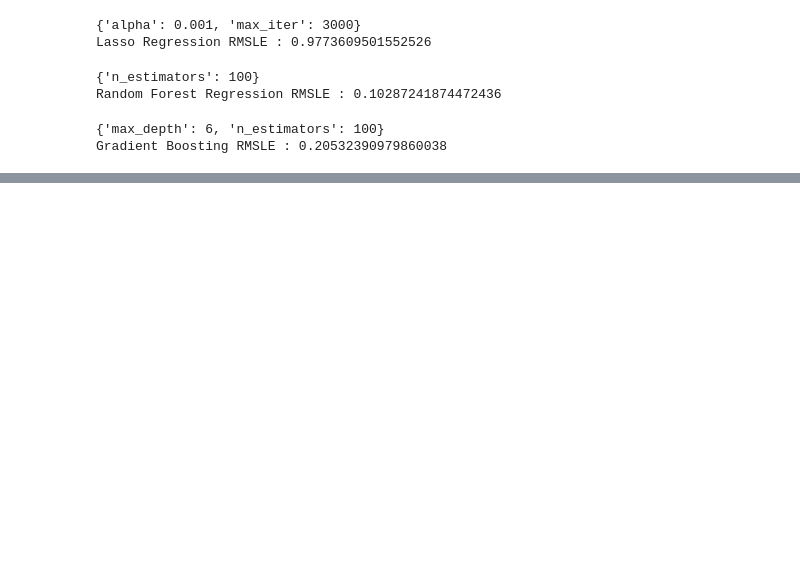
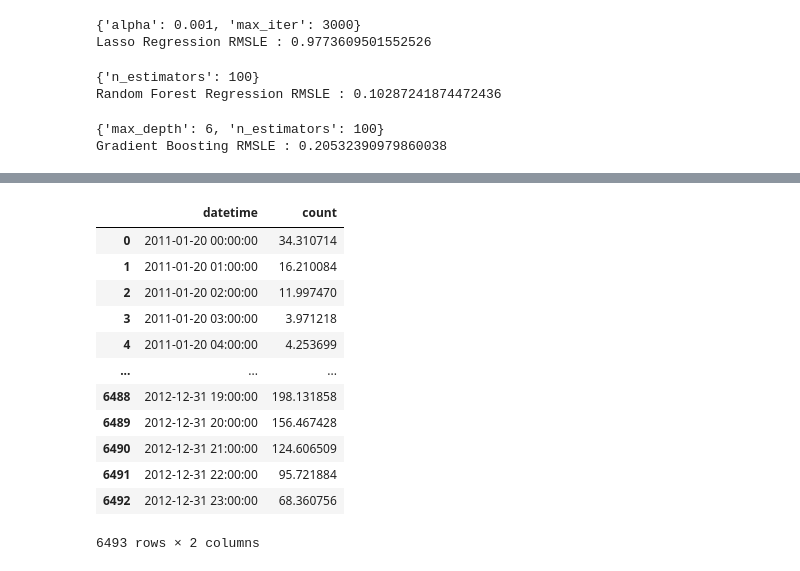
Before and after one commit to Ja-efan/DataScience, a Jupyter notebook: bike_sharing_demand.ipynb, the cells around one changed output, grey strips where cells are left out. Drawn from its saved outputs; the diff is of its cells as text; code cells hidden in the pictures; blank space fills up the shorter version.

Commit message:
bike sharing demand submission.csv

```diff
--- a/bike_sharing_demand.ipynb
+++ b/bike_sharing_demand.ipynb
@@ -984,0 +1045,20 @@ Gradient Boosting RMSLE : 0.20532390979860038
+# %%
+submission = pd.read_csv('./data/bike-sharing-demand/sampleSubmission.csv')
+# %%
+submission['count'] = np.exp(predsTest)
+# %%
+submission
+# %% [output]
+|  | datetime | count |
+| 0 | 2011-01-20 00:00:00 | 34.310714 |
+| 1 | 2011-01-20 01:00:00 | 16.210084 |
+| 2 | 2011-01-20 02:00:00 | 11.997470 |
+| 3 | 2011-01-20 03:00:00 | 3.971218 |
+| 4 | 2011-01-20 04:00:00 | 4.253699 |
+| ... | ... | ... |
+| 6488 | 2012-12-31 19:00:00 | 198.131858 |
+| 6489 | 2012-12-31 20:00:00 | 156.467428 |
+| 6490 | 2012-12-31 21:00:00 | 124.606509 |
+| 6491 | 2012-12-31 22:00:00 | 95.721884 |
+| 6492 | 2012-12-31 23:00:00 | 68.360756 |
+6493 rows × 2 columns
```
Also changed, not shown: parts of 5 cells of this notebook, 1 other file.
